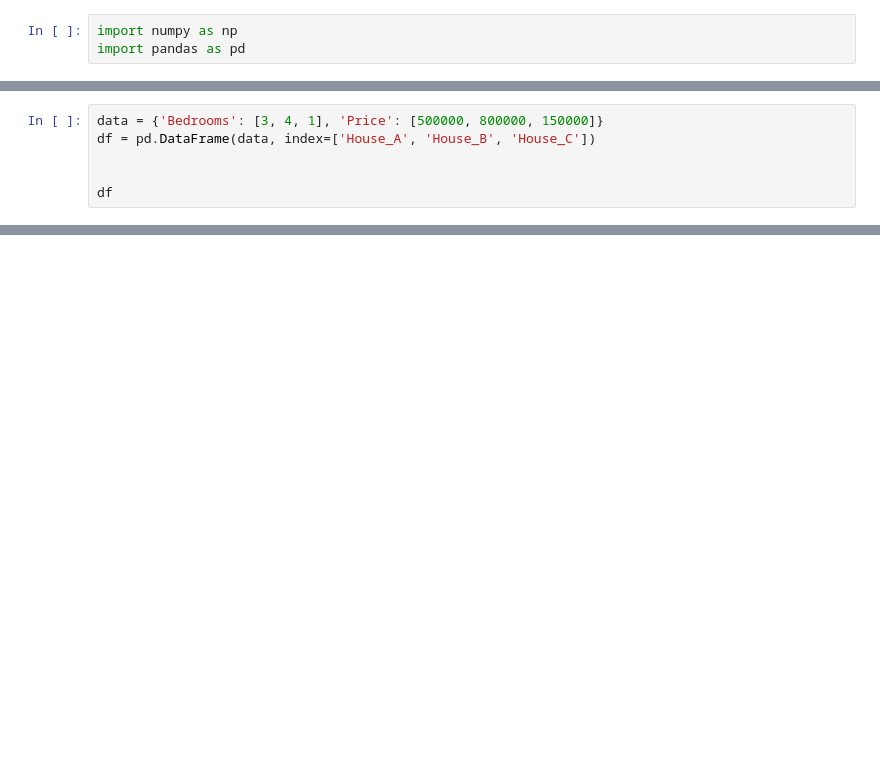
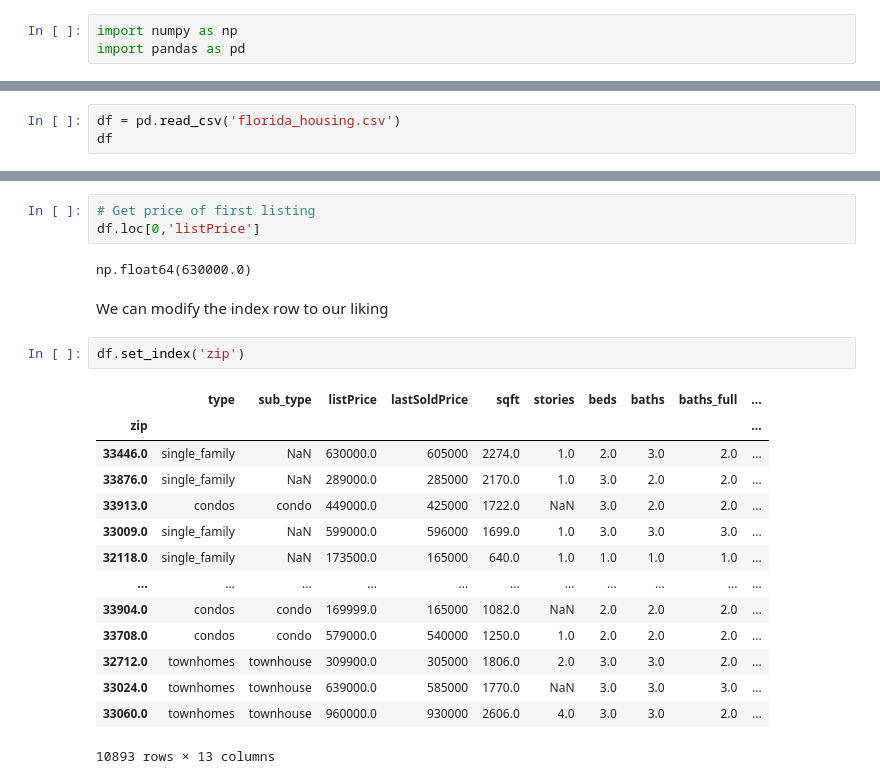
Before and after one commit to aneeb02/machine-learning, a Jupyter notebook: indexing.ipynb, the cells around one changed output, grey strips where cells are left out. Drawn from its saved outputs; the diff is of its cells as text; blank space fills up the shorter version.

```diff
--- a/indexing.ipynb
+++ b/indexing.ipynb
@@ -4,7 +7,4 @@ import pandas as pd
 # %%
-data = {'Bedrooms': [3, 4, 1], 'Price': [500000, 800000, 150000]}
-df = pd.DataFrame(data, index=['House_A', 'House_B', 'House_C'])
-
-
+df = pd.read_csv('florida_housing.csv')
 df
 # %% [output]
@@ -11,0 +190,24 @@ NameError: name 'pd' is not defined
+# %%
+# Get price of first listing
+df.loc[0,'listPrice']
+# %% [output]
+np.float64(630000.0)
+# %% [markdown]
+We can modify the index row to our liking
+# %%
+df.set_index('zip')
+# %% [output]
+|  | type | sub_type | listPrice | lastSoldPrice | sqft | stories | beds | baths | baths_full | ... |
+| zip |  |  |  |  |  |  |  |  |  | ... |
+| 33446.0 | single_family | NaN | 630000.0 | 605000 | 2274.0 | 1.0 | 2.0 | 3.0 | 2.0 | ... |
+| 33876.0 | single_family | NaN | 289000.0 | 285000 | 2170.0 | 1.0 | 3.0 | 2.0 | 2.0 | ... |
+| 33913.0 | condos | condo | 449000.0 | 425000 | 1722.0 | NaN | 3.0 | 2.0 | 2.0 | ... |
+| 33009.0 | single_family | NaN | 599000.0 | 596000 | 1699.0 | 1.0 | 3.0 | 3.0 | 3.0 | ... |
+| 32118.0 | single_family | NaN | 173500.0 | 165000 | 640.0 | 1.0 | 1.0 | 1.0 | 1.0 | ... |
+| ... | ... | ... | ... | ... | ... | ... | ... | ... | ... | ... |
+| 33904.0 | condos | condo | 169999.0 | 165000 | 1082.0 | NaN | 2.0 | 2.0 | 2.0 | ... |
+| 33708.0 | condos | condo | 579000.0 | 540000 | 1250.0 | 1.0 | 2.0 | 2.0 | 2.0 | ... |
+| 32712.0 | townhomes | townhouse | 309900.0 | 305000 | 1806.0 | 2.0 | 3.0 | 3.0 | 2.0 | ... |
+| 33024.0 | townhomes | townhouse | 639000.0 | 585000 | 1770.0 | NaN | 3.0 | 3.0 | 3.0 | ... |
+| 33060.0 | townhomes | townhouse | 960000.0 | 930000 | 2606.0 | 4.0 | 3.0 | 3.0 | 2.0 | ... |
+10893 rows × 13 columns
```
Also changed, not shown: parts of 32 cells of this notebook, 1 other file.
